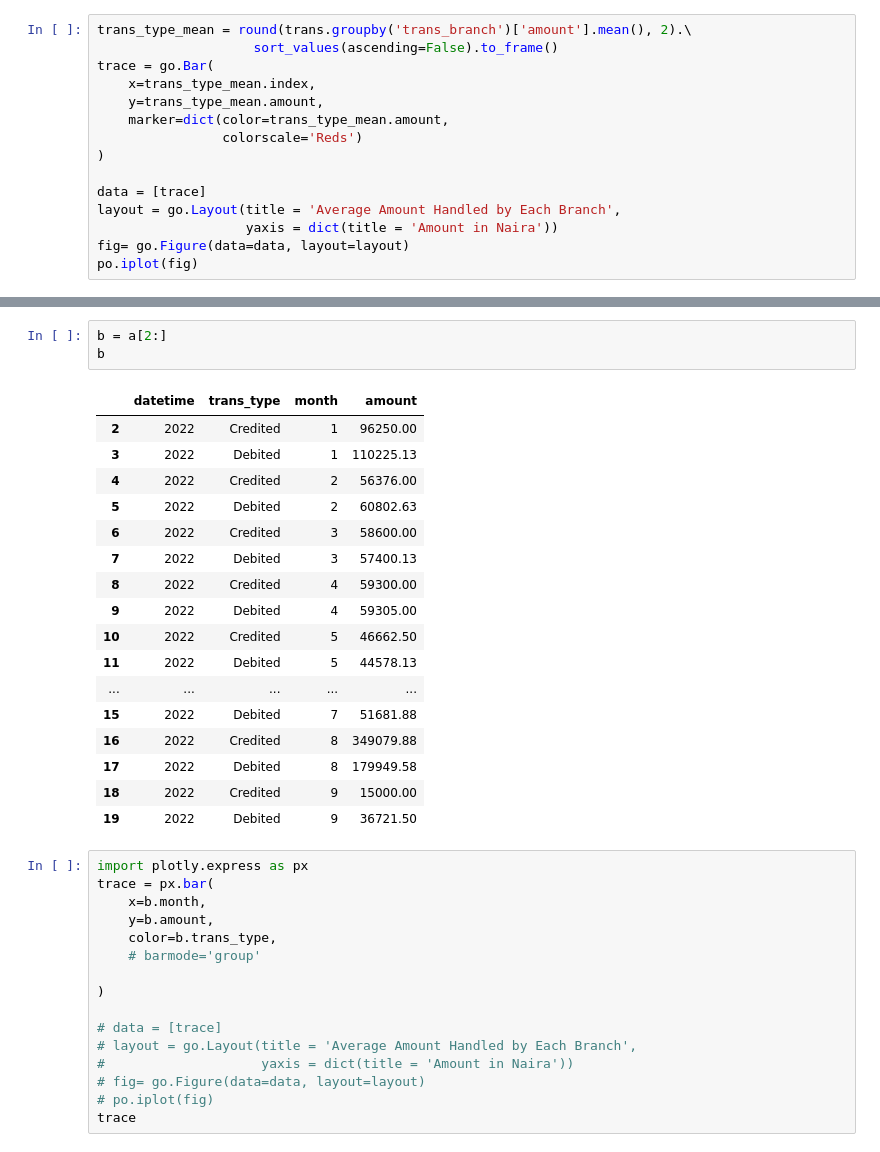
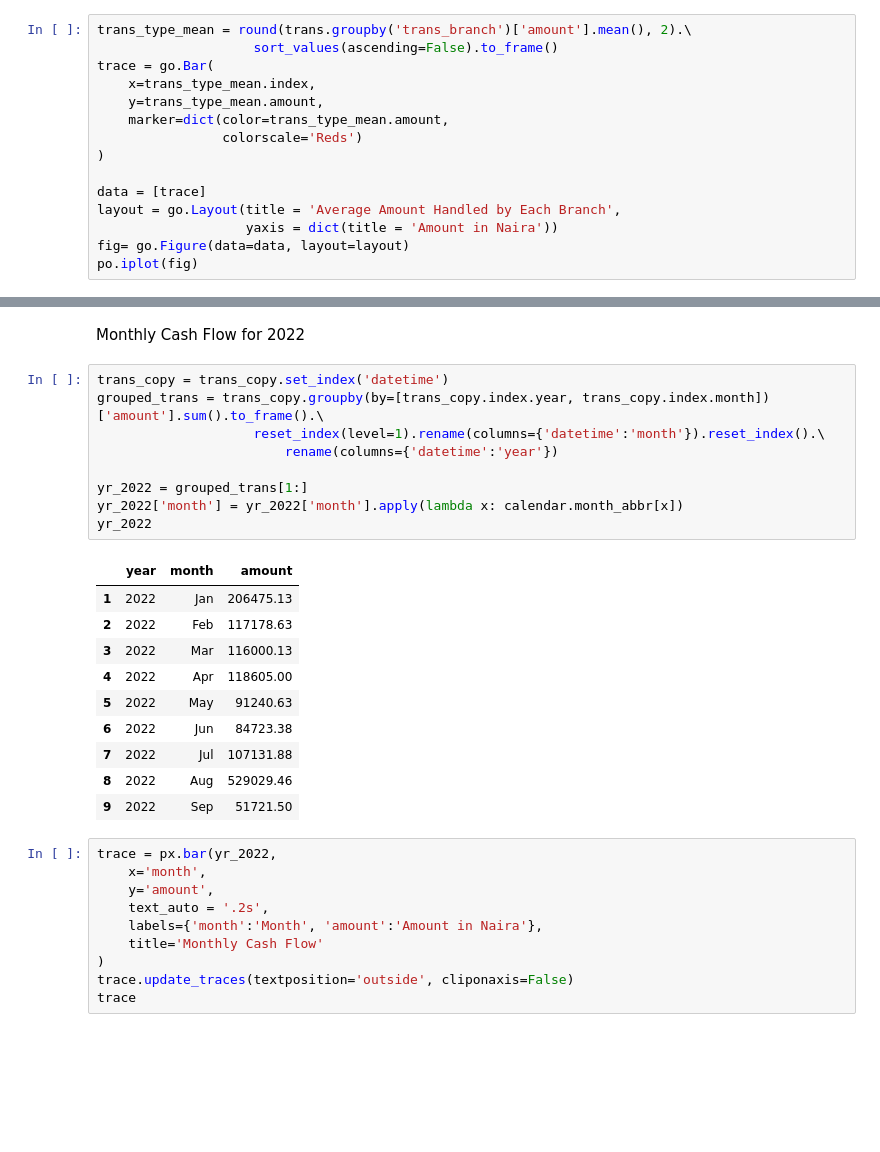
Before and after one commit to TelRich/Gmail_Scrapping_for_Bank_Transactions, a Jupyter notebook: transaction_eda.ipynb, the cells around one changed output, grey strips where cells are left out. Cells and saved outputs as stored; diff of their text form; blank space fills up the shorter version.

```diff
--- a/transaction_eda.ipynb
+++ b/transaction_eda.ipynb
@@ -300,37 +135,32 @@ a
-# %%
-b = a[2:]
-b
-# %% [output]
-|  | datetime | trans_type | month | amount |
-| 2 | 2022 | Credited | 1 | 96250.00 |
-| 3 | 2022 | Debited | 1 | 110225.13 |
-| 4 | 2022 | Credited | 2 | 56376.00 |
-| 5 | 2022 | Debited | 2 | 60802.63 |
-| 6 | 2022 | Credited | 3 | 58600.00 |
-| 7 | 2022 | Debited | 3 | 57400.13 |
-| 8 | 2022 | Credited | 4 | 59300.00 |
-| 9 | 2022 | Debited | 4 | 59305.00 |
-| 10 | 2022 | Credited | 5 | 46662.50 |
-| 11 | 2022 | Debited | 5 | 44578.13 |
-| ... | ... | ... | ... | ... |
-| 15 | 2022 | Debited | 7 | 51681.88 |
-| 16 | 2022 | Credited | 8 | 349079.88 |
-| 17 | 2022 | Debited | 8 | 179949.58 |
-| 18 | 2022 | Credited | 9 | 15000.00 |
-| 19 | 2022 | Debited | 9 | 36721.50 |
-# %%
-import plotly.express as px
-trace = px.bar(
-    x=b.month,
-    y=b.amount,
-    color=b.trans_type,
-    # barmode='group'
-
-)
-
-# data = [trace]
-# layout = go.Layout(title = 'Average Amount Handled by Each Branch',
-#                    yaxis = dict(title = 'Amount in Naira'))
-# fig= go.Figure(data=data, layout=layout)
-# po.iplot(fig)
-trace
+# %% [markdown]
+Monthly Cash Flow for 2022
+# %%
+trans_copy = trans_copy.set_index('datetime')
+grouped_trans = trans_copy.groupby(by=[trans_copy.index.year, trans_copy.index.month])['amount'].sum().to_frame().\
+                    reset_index(level=1).rename(columns={'datetime':'month'}).reset_index().\
+                        rename(columns={'datetime':'year'})
+
+yr_2022 = grouped_trans[1:]
+yr_2022['month'] = yr_2022['month'].apply(lambda x: calendar.month_abbr[x])
+yr_2022
+# %% [output]
+|  | year | month | amount |
+| 1 | 2022 | Jan | 206475.13 |
+| 2 | 2022 | Feb | 117178.63 |
+| 3 | 2022 | Mar | 116000.13 |
+| 4 | 2022 | Apr | 118605.00 |
+| 5 | 2022 | May | 91240.63 |
+| 6 | 2022 | Jun | 84723.38 |
+| 7 | 2022 | Jul | 107131.88 |
+| 8 | 2022 | Aug | 529029.46 |
+| 9 | 2022 | Sep | 51721.50 |
+# %%
+trace = px.bar(yr_2022,
+    x='month',
+    y='amount',
+    text_auto = '.2s',
+    labels={'month':'Month', 'amount':'Amount in Naira'},
+    title='Monthly Cash Flow'
+)
+trace.update_traces(textposition='outside', cliponaxis=False)
+trace
```
Also changed, not shown: parts of 29 cells of this notebook.
